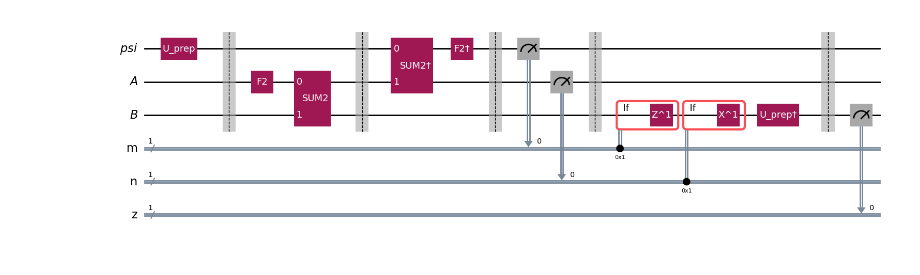
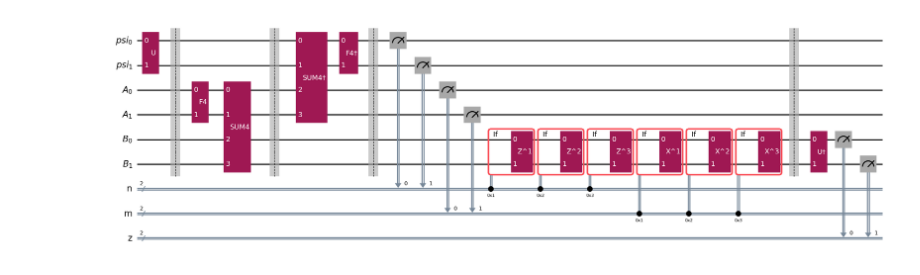
Before and after one commit to voj0152/Quantum_teleportation_thesis, a Jupyter notebook: qudit_2^n_teleportation.ipynb, the cells around one changed output. Saved outputs shown, nothing was run; the diff lists cells and outputs as text; code cells hidden in the pictures.

```diff
--- a/qudit_2^n_teleportation.ipynb
+++ b/qudit_2^n_teleportation.ipynb
@@ -56,7 +57,7 @@ def z_gate(d):
         Z[j, j] = omega**j
     return Z
 # %%
-def create_teleportation_circuit(d):
+def create_teleportation_circuit(d, seed=None):
     """
     Creates a quantum circuit for teleporting a d-dimensional state (qudit).
     """
@@ -68,7 +69,6 @@ def create_teleportation_circuit(d):
     X = x_gate(d)
     Z = z_gate(d)
     # Random state preparation by unitary operator
-    U_prep = random_unitary(d, seed=1337)
 
     # Define registers and circuit
     # We map each qudit to log2(d) qubits, so we need log2(d) qubits for psi, A, and B each
@@ -76,12 +76,13 @@ def create_teleportation_circuit(d):
     psi = QuantumRegister(bits, "psi")
     A = QuantumRegister(bits, "A")
     B = QuantumRegister(bits, "B")
+    cr_n = ClassicalRegister(bits, "n")
     cr_m = ClassicalRegister(bits, "m")
-    cr_n = ClassicalRegister(bits, "n")
     cr_z = ClassicalRegister(bits, "z")
-    qc = QuantumCircuit(psi, A, B, cr_m, cr_n, cr_z)
+    qc = QuantumCircuit(psi, A, B, cr_n, cr_m, cr_z)
 
     # Prepare completely UNKNOWN/RANDOM state psi
-    qc.unitary(U_prep, psi, label="U_prep")
+    U_prep = random_unitary(d, seed=seed)
+    qc.unitary(U_prep, psi, label="U")
     qc.barrier()
 
@@ -94,4 +95,4 @@ def create_teleportation_circuit(d):
     qc.unitary(SUM.T, [*psi,*A], label=f"SUM{d}†")
-    qc.unitary(np.conjugate(F.T), psi, label=f"F{d}†")
+    qc.unitary(F.conj().T, psi, label=f"F{d}†")
     qc.barrier()
 
@@ -99,17 +100,17 @@ def create_teleportation_circuit(d):
-    qc.measure(psi, cr_m)
-    qc.measure(A, cr_n)
-    qc.barrier()
+    qc.measure(psi, cr_n)
+    qc.measure(A, cr_m)
 
     # We apply the necessary gates to Bob's unknown state based on Alice's measurement results
     # Create all possible powers of X and Z for corrections
     X_powers = [np.linalg.matrix_power(X,i) for i in range(d)]
     Z_powers = [np.linalg.matrix_power(Z,i) for i in range(d)]
-    # Apply Z^m correction based on m register
-    for m in range(1,d):
+    # Apply Z^n correction based on n register
+    for n in range(1, d):
+        with qc.if_test((cr_n, n)):
+            qc.unitary(Z_powers[n], B, label=f"Z^{n}")
+    # Apply X^m correction based on m register
+    for m in range(1, d):
         with qc.if_test((cr_m, m)):
-            qc.unitary(Z_powers[m], B, label=f"Z^{m}")
-    # Apply X^n correction based on n register
-    for n in range(1,d):
-        with qc.if_test((cr_n, n)):
-            qc.unitary(X_powers[n], B, label=f"X^{n}")
+            qc.unitary(X_powers[m], B, label=f"X^{m}")
+    qc.barrier()
 
@@ -117,14 +118,14 @@ def create_teleportation_circuit(d):
-    qc.unitary(U_prep.adjoint(), B, label="U_prep†")
-    qc.barrier()
-
+    qc.unitary(U_prep.adjoint(), B, label="U†")
     qc.measure(B, cr_z)
     return qc
 # %%
 # Creating and visualizing the teleportation circuit for d=4 (2 qubits per qudit)
-d = 2
-qc = create_teleportation_circuit(d)
-qc.draw("mpl")
+d = 4
+qc = create_teleportation_circuit(d, seed=42)
+fig = qc.draw(output="mpl", fold=100)
+fig.savefig("results/circuit_qudit.png", dpi=600, bbox_inches="tight")
+display(fig)
 # %% [output]
-[figure, old version]
+[figure, new version]
 # %%
 # Initialize the AerSimulator and run on simulator
```
Also changed, not shown: parts of 8 cells of this notebook, 8 other files.
